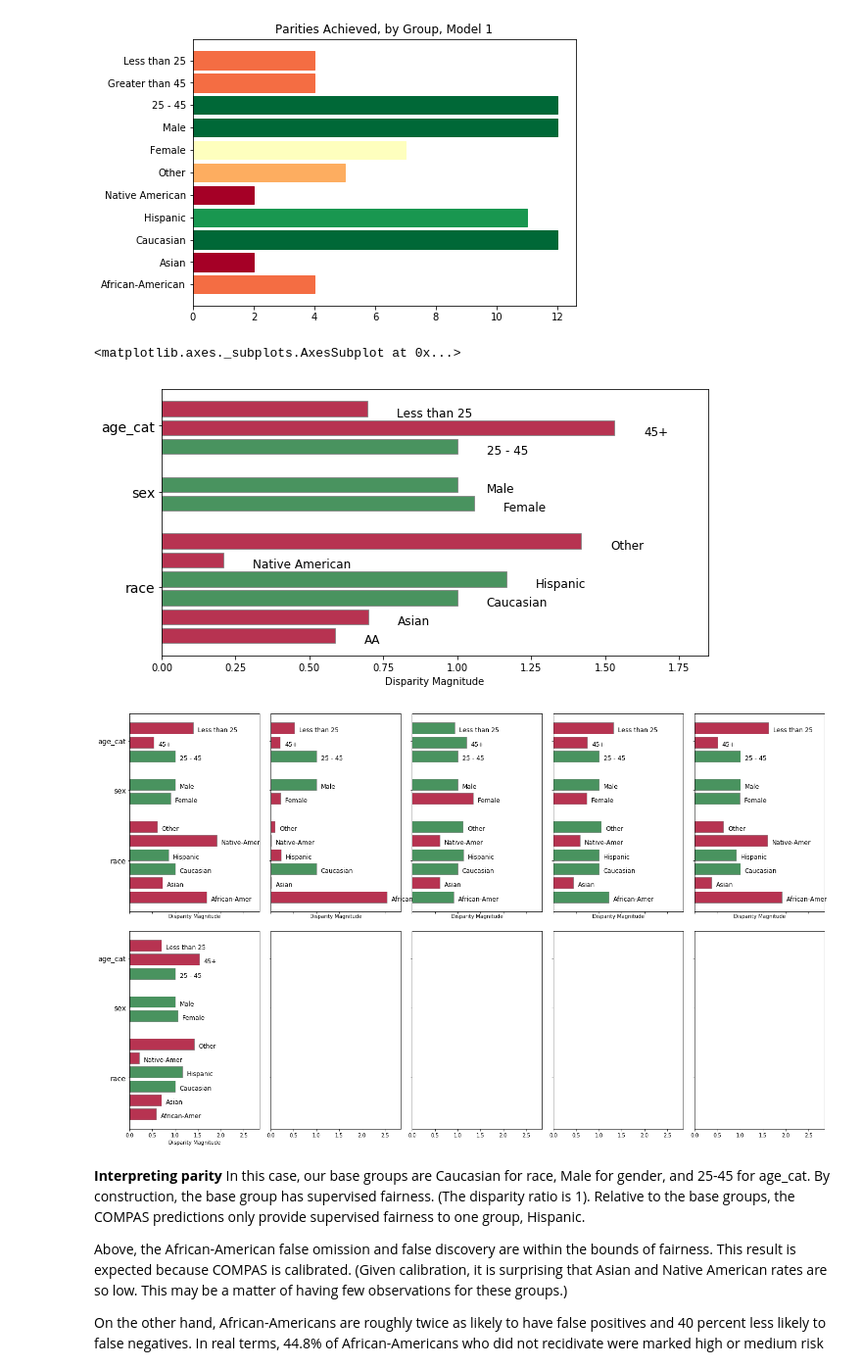
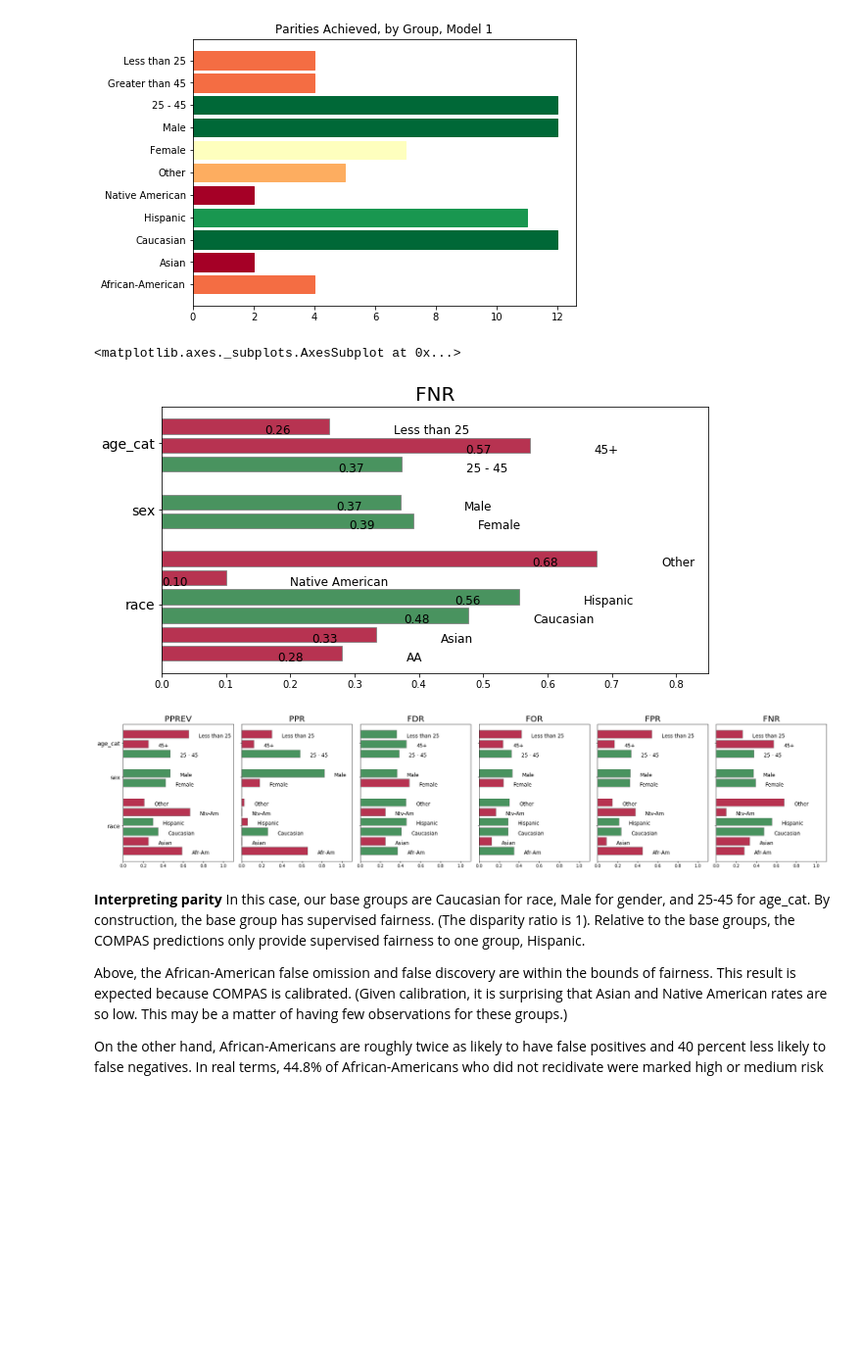
Before and after one commit to dssg/aequitas, a Jupyter notebook: docs/source/examples/compas_demo.ipynb, the cells around one changed output. Shown at 98% size. Saved outputs shown, nothing was run; the diff lists cells and outputs as text; code cells hidden in the pictures; blank space fills up the shorter version.

```diff
--- a/docs/source/examples/compas_demo.ipynb
+++ b/docs/source/examples/compas_demo.ipynb
@@ -407,7 +386,3 @@ def plot_single_disparity(disparities_table, group_metric, ax=None, multiple_met
     else:
         ax.set_xlim(0, nearest_quartile(disparities_table[group_metric].max()) + 0.1)
     return ax
-# %%
-fig, ax = plt.subplots(figsize=(20, 10))
-plot_single_disparity(bdf, 'fnr_disparity', ax=ax)
-plt.show()
@@ -611,9 +594,9 @@ parity_count(fdf)
 # %% [output]
 [figure]
 # %%
-# To adjust: coloring, not being applied correctly
+# To adjust: add option to plot disparity or plot actual rate (FPR, ETC)
 
-def plot_single_parity(fairness_table, group_metric, ax=None, multiple_metrics=False, title=False, label_dict=None):
+def plot_single_fairness(fairness_table, group_metric, ax=None, ax_lim = None, title=False, label_dict=None):
     '''
     Plot a single group metric's disparity and fairness
     :param fairness_table: A fairness table
@@ -642,12 +625,22 @@ def plot_single_parity(fairness_table, group_metric, ax=None, multiple_metrics=F
                              'fnr_disparity': 'FNR Parity',
                              'tpr_disparity': 'TPR Parity',
                              'tnr_disparity': 'TNR Parity',
-                             'npv_disparity': 'NPV Parity'}
+                             'npv_disparity': 'NPV Parity',
+                             'tpr': 'TPR Parity',
+                             'tnr': 'TNR Parity',
+                             'for': 'FOR Parity',
+                             'fdr': 'FDR Parity',
+                             'fpr': 'FPR Parity',
+                             'fnr': 'FNR Parity',
+                             'npv': 'NPV Parity',
+                             'precision': 'Precision Parity',
+                             'ppr': 'Statistical Parity',
+                             'pprev': 'Impact Parity'}
 
     for attribute in attributes:
         attribute_data = fairness_table.loc[
             fairness_table['attribute_name'] == attribute]
-
+        vals = attribute_data[group_metric].values
         cb_green = '#1b7837'
         cb_red = '#a50026'
         measure = metric_parity_mapping[group_metric]
@@ -657,8 +650,7 @@ def plot_single_parity(fairness_table, group_metric, ax=None, multiple_metrics=F
                                       step=height_of_bar)
         attribute_tick_location = float((min(attribute_indices) + max(attribute_indices) + height_of_bar)) / 2
         h_attribute = ax.barh(attribute_indices,
-                              width=attribute_data[group_metric].values,
-                              label= list(attribute_data['attribute_value'].values),
+                              width=vals,
                               color=measure_colors,
                               align='edge', edgecolor='grey', alpha=0.8)
 #         for i, bar in enumerate(h_attribute):
@@ -668,30 +660,30 @@ def plot_single_parity(fairness_table, group_metric, ax=None, multiple_metrics=F
         else:
             labels = attribute_data['attribute_value'].values
 
-        for y, label in zip(attribute_indices, labels):
+        for y, label, val in zip(attribute_indices, labels, vals):
                 next_position = label_position_values.pop(0)
                 ax.text(next_position + 0.1, y + float(height_of_bar) / 2,
-                        label, fontsize=12, verticalalignment='top')
+                        f"{label}", fontsize=12, verticalalignment='top')
+                ax.text(next_position - 0.1, y + float(height_of_bar) / 2,
+                        f"{val:.2f}", fontsize=12, verticalalignment='top')
 
         tick_indices.append((attribute, attribute_tick_location))
         next_bar_height = max(attribute_indices) + 2 * height_of_bar
 
     ax.yaxis.set_ticks(list(map(lambda x: x[1], tick_indices)))
     ax.yaxis.set_ticklabels(list(map(lambda x: x[0], tick_indices)), fontsize=14)
-    ax.set_xlabel('Disparity Magnitude')
     if title:
-        ax.set_title(f"Disparity of {group_metric}", fontsize=20)
-    if multiple_metrics:
-        ax.set_xlim(0, nearest_quartile(max(fairness_table[list(fairness_table.columns[
-            fairness_table.columns.str.contains('disparity')])].max()))+0.1)
+        ax.set_title(f"{group_metric.upper()}", fontsize=20)
+    if ax_lim is None:
+        ax.set_xlim(0, min(10, nearest_quartile(fairness_table[group_metric].max()) + 0.1))
     else:
-        ax.set_xlim(0, nearest_quartile(fairness_table[group_metric].max()) + 0.1)
+        ax.set_xlim(0, min(10, ax_lim))
     return ax
 # %%
-plot_single_parity(fdf, group_metric='fnr_disparity', title=False, label_dict={'African-American':'AA', 'Greater than 45': '45+'})
+plot_single_fairness(fdf, group_metric='fnr', title=True, label_dict={'African-American':'AA', 'Greater than 45': '45+'})
 # %% [output]
 <matplotlib.axes._subplots.AxesSubplot at 0x...>
-[figure, old version]
+[figure, new version]
 # %%
 import math
 
@@ -734,9 +754,9 @@ def plot_parities(fairness_table, plot_group_metrics=None, fillzeros=True, show_
         plt.show()
     return fig
 # %%
-m = plot_parities(fdf, title=True, label_dict={'African-American':'African-Amer', 'Native American':'Native-Amer', 'Greater than 45': '45+'})
+m = plot_fairness(fdf, title=True, label_dict={'African-American':'Afr-Am', 'Native American':'Ntv-Am', 'Greater than 45': '45+'})
 # %% [output]
-[figure, old version]
+[figure, new version]
 # %% [markdown]
 __Interpreting parity__ In this case, our base groups are Caucasian for race, Male for gender, and 25-45 for age_cat. By construction, the base group has supervised fairness. (The disparity ratio is 1). Relative to the base groups, the COMPAS predictions only provide supervised fairness to one group, Hispanic.
 
```
Also changed, not shown: parts of 34 cells of this notebook.
